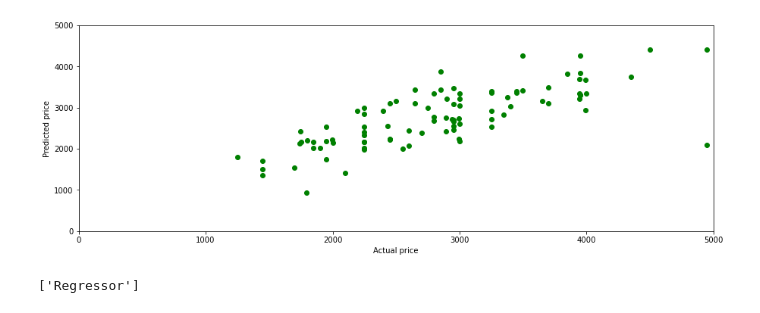
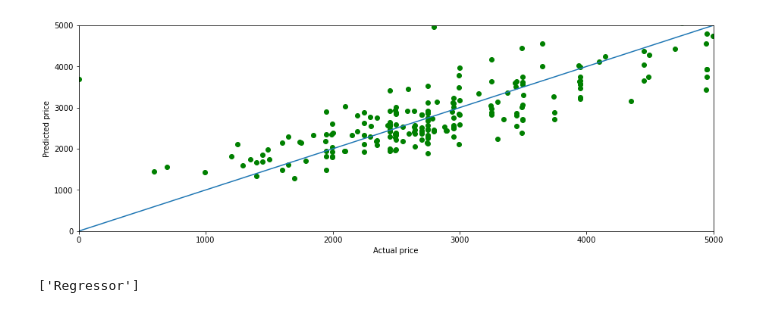
Before and after one commit to marcusabu/Autos, a Jupyter notebook: models/3. Regressor.ipynb, the cells around one changed output. Saved outputs shown, nothing was run; the diff lists cells and outputs as text; code cells hidden in the pictures.

```diff
--- a/models/3. Regressor.ipynb
+++ b/models/3. Regressor.ipynb
@@ -53,5 +50,5 @@ df_raw
 # %%
-df_train, df_test = train_test_split(df_raw, test_size=0.2, random_state=42)
+df_train, df_test = train_test_split(df, test_size=0.2)
 
 X_train = df_train.drop(['prijs'], axis=1)
 y_train = df_train[['prijs']]
@@ -76,3 +73,15 @@ X_test
+# %%
+numeric_transformer = Pipeline(steps=[
+    ('imputer', SimpleImputer(strategy='median')),
+    ('scaler', StandardScaler())
+])
+
+preprocessor = ColumnTransformer(
+    transformers=[
+        ('numeric', numeric_transformer, ['bouwjaar', "kilometer_stand", "vermogen"]),
+        ('text',  CountVectorizer(), 'titel')
+    ],
+    remainder='passthrough')
 # %%
 pipelines = []
 pipelines.append(('DecisionTreeRegressor      ', Pipeline([('preprocessor', preprocessor),('LR', DecisionTreeRegressor())])))
@@ -103,31 +110,18 @@ RandomForestRegressor      : 461 (59)
 # %%
-numeric_transformer = Pipeline(steps=[
-    ('imputer', SimpleImputer(strategy='median')),
-    ('scaler', StandardScaler())
-])
-
-preprocessor = ColumnTransformer(
-    transformers=[
-        ('numeric', numeric_transformer, ['bouwjaar', "kilometer_stand", "vermogen", "upload_datum", "apk"]),
-        ('text',  CountVectorizer(), 'titel')
-    ],
-    remainder='passthrough')
-
 param_grid = {
 #     'preprocessor__numeric__imputer__strategy': ['mean', 'median', 'constant'],
-#     'preprocessor__text__ngram_range': [(1,1), (1,2)],
-    'classifier__fit_intercept': [True, False],
-    'classifier__normalize': [True, False],
-    'classifier__tol': np.arange(0, 0.1, 0.01)
+    'preprocessor__text__ngram_range': [(1,2)],
+    'classifier__loss': ['ls', 'lad', 'huber', 'quantile'],
+    'classifier__learning_rate': np.arange(0, 0.5, 0.1)
 }
 
 clf = Pipeline(steps=[('preprocessor', preprocessor),
-                      ('classifier', Lasso())
+                      ('classifier', GradientBoostingRegressor())
 ])
 
 grid_search = GridSearchCV(clf,
                            param_grid,
-                           cv=3,
+                           cv=2,
                            scoring='neg_mean_absolute_error'
 )
 
@@ -150,13 +144,14 @@ Mean squared error:      328136
 # %%
 plt.figure(figsize=(15,5))
 plt.scatter(y_test,y_pred,c='green')
+plt.plot([0,5000], [0,5000])
 plt.xlabel('Actual price')
 plt.ylabel('Predicted price')
 plt.xlim(0, 5000)
 plt.ylim(0, 5000)
 plt.show()
 # %% [output]
-[figure, old version]
+[figure, new version]
 # %%
 joblib.dump(grid_search.best_estimator_, 'Regressor')
 # %% [output]
```
Also changed, not shown: parts of 7 cells of this notebook, 8 other files.
